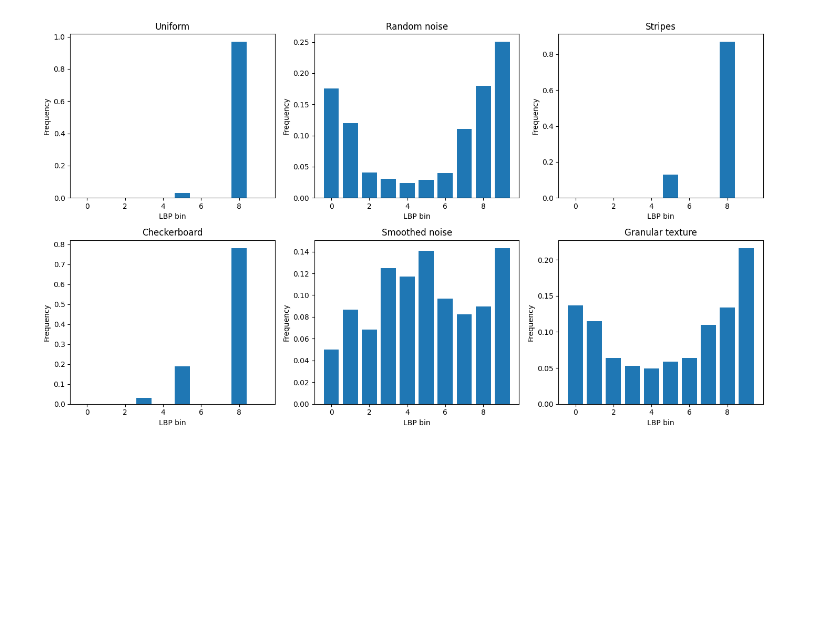
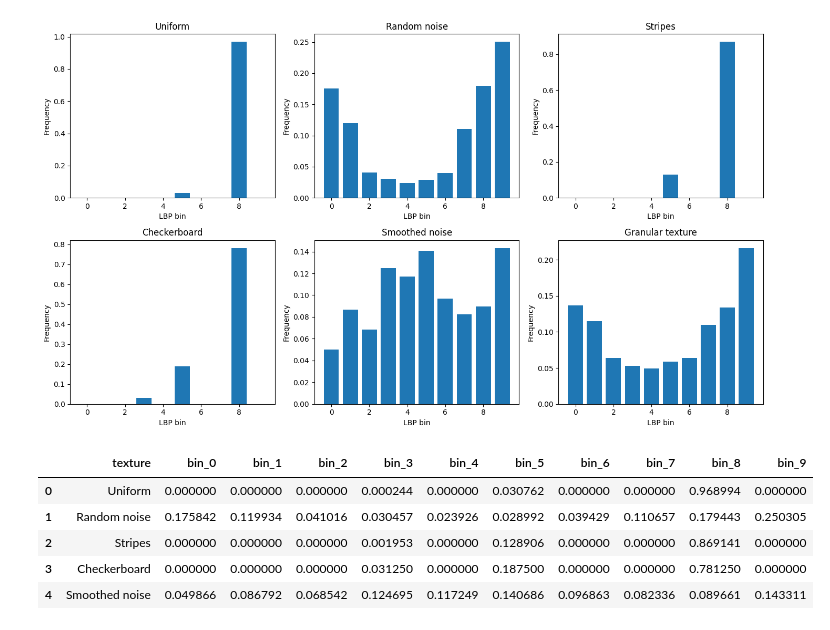
Before and after one commit to peterzm/ai-imaging-portfolio, a Jupyter notebook: 03_computer_vision/notebooks/06_lbp_texture_analysis.ipynb, the cells around one changed output. Drawn from its saved outputs; the diff is of its cells as text; code cells hidden in the pictures; blank space fills up the shorter version.

Commit message:
Agregamos una tabla en la que comparamos histogramas, es importante porque nos permite transformar una imagen en un vector de características numéricas que puede utilizarse para la clasificación.

```diff
--- a/03_computer_vision/notebooks/06_lbp_texture_analysis.ipynb
+++ b/03_computer_vision/notebooks/06_lbp_texture_analysis.ipynb
@@ -186,3 +186,22 @@ plt.savefig("../figures/figures_texture/lbp_histograms.png", dpi=300, bbox_inche
 plt.show()
 # %% [output]
 [figure]
+# %%
+lbp_feature_table = []
+
+for img, title in zip(images, titles):
+    hist = lbp_histogram(img, P=P, R=R, method=method, normalize=True)
+    row = {"texture": title}
+    for i, value in enumerate(hist):
+        row[f"bin_{i}"] = value
+    lbp_feature_table.append(row)
+
+df_lbp = pd.DataFrame(lbp_feature_table)
+df_lbp.head()
+# %% [output]
+|  | texture | bin_0 | bin_1 | bin_2 | bin_3 | bin_4 | bin_5 | bin_6 | bin_7 | bin_8 | bin_9 |
+| 0 | Uniform | 0.000000 | 0.000000 | 0.000000 | 0.000244 | 0.000000 | 0.030762 | 0.000000 | 0.000000 | 0.968994 | 0.000000 |
+| 1 | Random noise | 0.175842 | 0.119934 | 0.041016 | 0.030457 | 0.023926 | 0.028992 | 0.039429 | 0.110657 | 0.179443 | 0.250305 |
+| 2 | Stripes | 0.000000 | 0.000000 | 0.000000 | 0.001953 | 0.000000 | 0.128906 | 0.000000 | 0.000000 | 0.869141 | 0.000000 |
+| 3 | Checkerboard | 0.000000 | 0.000000 | 0.000000 | 0.031250 | 0.000000 | 0.187500 | 0.000000 | 0.000000 | 0.781250 | 0.000000 |
+| 4 | Smoothed noise | 0.049866 | 0.086792 | 0.068542 | 0.124695 | 0.117249 | 0.140686 | 0.096863 | 0.082336 | 0.089661 | 0.143311 |
```
